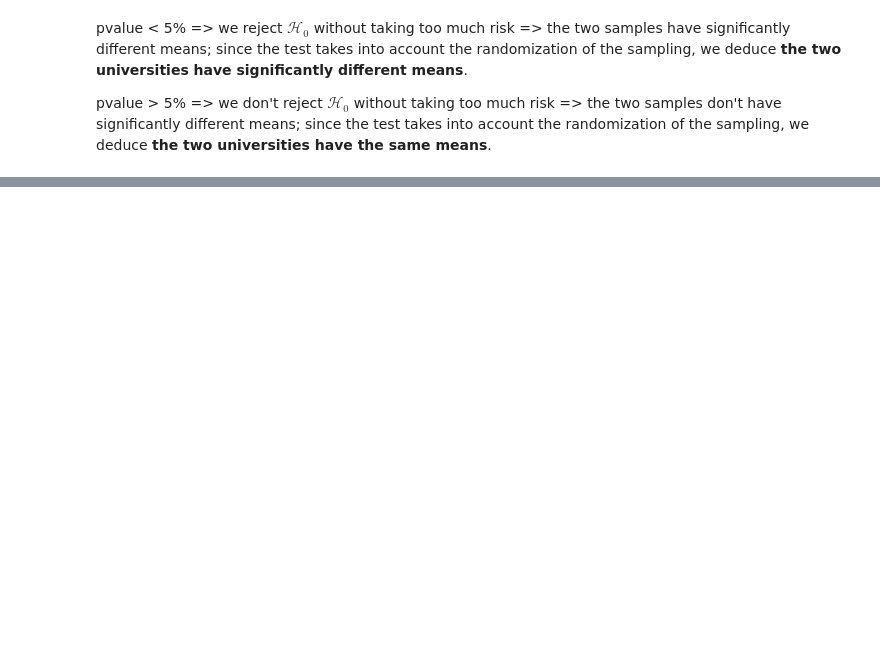
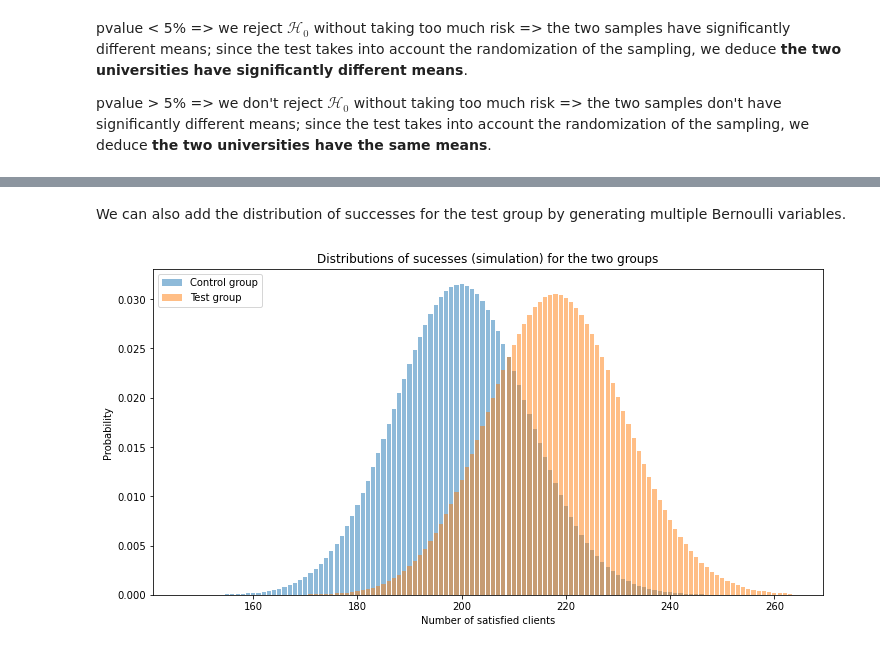
Before and after one commit to savoga/python_exos, a Jupyter notebook: statistical_testing.ipynb, the cells around one changed output, grey strips where cells are left out. Saved outputs shown, nothing was run; the diff lists cells and outputs as text; code cells hidden in the pictures; blank space fills up the shorter version.

```diff
--- a/statistical_testing.ipynb
+++ b/statistical_testing.ipynb
@@ -166,0 +281,21 @@ pvalue > 5% => we don't reject $\mathcal{H}_0$ without taking too much risk => t
+# %% [markdown]
+We can also add the distribution of successes for the test group by generating multiple Bernoulli variables.
+# %%
+# Control group: distribution of successes
+fig, ax = plt.subplots(figsize=(12,6))
+xA = np.linspace(N_A_satisfied-49, N_A_satisfied+50, 100)
+yA = scs.binom(N_A, control_cr).pmf(xA) # we generate many Bernoulli variables
+ax.bar(xA, yA, alpha=0.5, label='Control group')
+
+# Test group: distribution of successes
+xB = np.linspace(N_B_satisfied-49, N_B_satisfied+50, 100)
+yB = scs.binom(N_B, p_B).pmf(xB) # we generate many Bernoulli variables
+ax.bar(xB, yB, alpha=0.5, label='Test group')
+
+plt.xlabel('Number of satisfied clients')
+plt.ylabel('Probability')
+plt.legend(loc="upper left")
+plt.title('Distributions of successes (simulation) for the two groups')
+plt.show()
+# %% [output]
+[figure, added]
```
Also changed, not shown: parts of 63 cells of this notebook, 1 other file.
